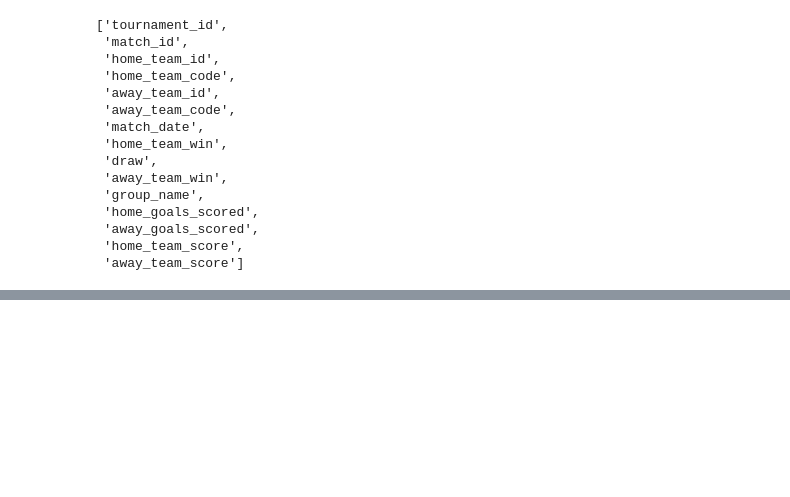
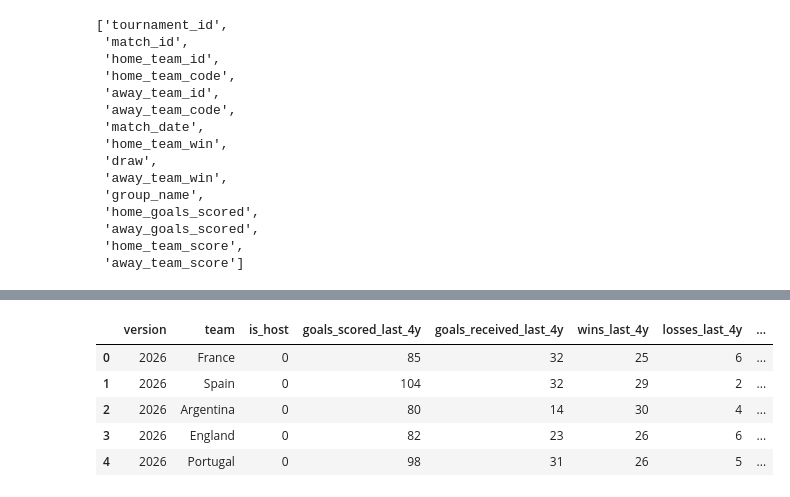
Before and after one commit to tonyinarula/World-Cup-2026-Predictive-Analysis, a Jupyter notebook: analysis.ipynb, the cells around one changed output, grey strips where cells are left out. Drawn from its saved outputs; the diff is of its cells as text; code cells hidden in the pictures; blank space fills up the shorter version.

```diff
--- a/analysis.ipynb
+++ b/analysis.ipynb
@@ -1040,0 +1111,30 @@ KeyboardInterrupt:
+# %%
+test_2026 = pd.read_csv('data/test.csv')[[
+    'version',
+    'team',
+    'is_host',
+    'goals_scored_last_4y',
+    'goals_received_last_4y',
+    'wins_last_4y',
+    'losses_last_4y',
+    'draws_last_4y',
+    'world_cup_titles_before',
+    'fifa_rank_pre_tournament',
+    'fifa_points_pre_tournament',
+    'squad_avg_age',
+    'world_cup_participations_before',
+    'groups_passed_before',
+    'round16_before',
+    'quarterfinals_before',
+    'semifinals_before',
+    'finals_before'
+]]
+# %%
+test_2026.head()
+# %% [output]
+|  | version | team | is_host | goals_scored_last_4y | goals_received_last_4y | wins_last_4y | losses_last_4y | ... |
+| 0 | 2026 | France | 0 | 85 | 32 | 25 | 6 | ... |
+| 1 | 2026 | Spain | 0 | 104 | 32 | 29 | 2 | ... |
+| 2 | 2026 | Argentina | 0 | 80 | 14 | 30 | 4 | ... |
+| 3 | 2026 | England | 0 | 82 | 23 | 26 | 6 | ... |
+| 4 | 2026 | Portugal | 0 | 98 | 31 | 26 | 5 | ... |
```
Also changed, not shown: parts of 11 cells of this notebook.
